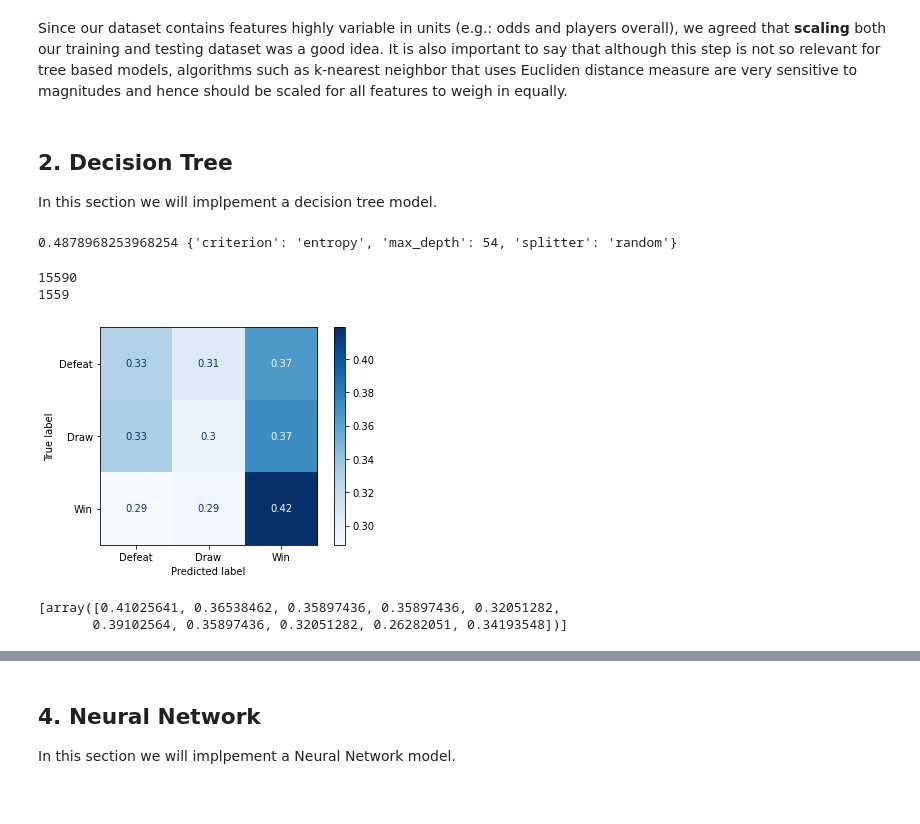
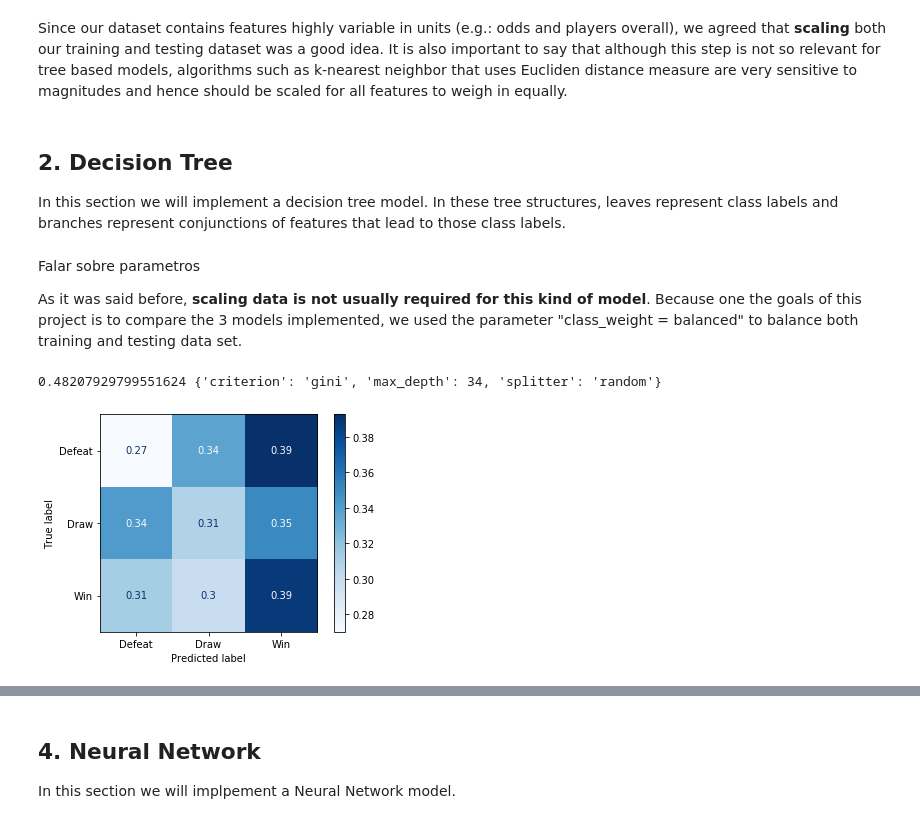
Before and after one commit to j-vm/FEUP_IART_2020, a Jupyter notebook: Assigment2/IART-MachineLearning.ipynb, the cells around one changed output, grey strips where cells are left out. Cells and saved outputs as stored; diff of their text form; code cells hidden in the pictures.

```diff
--- a/Assigment2/IART-MachineLearning.ipynb
+++ b/Assigment2/IART-MachineLearning.ipynb
@@ -98,7 +90,8 @@ for c in matches_df.columns:
 # %% [markdown]
 We considered that was important to understand the evolution of a team between matches, so we developed a method that is able to extract the results of the last 5 matches of a team.
 # %%
-#function to calculate last 5 games performance
+#Calculating the performance of the last 5 matches of a team
+
 def last5(team_id, date, match_t):
 
     mat = match_t[(match_t['date'] < date)]
@@ -106,7 +99,7 @@ def last5(team_id, date, match_t):
 
     mat5 = mat.head(5)
     if len(mat5.index) < 5:
-        return -1
+        return 0
     mat5['Home result'] = 0
     mat5['Home result'] = np.where(mat5['home_team_goal'] > mat5['away_team_goal'], 3, mat5['Home result'])
     mat5['Home result'] = np.where(mat5['home_team_goal'] == mat5['away_team_goal'], 1, mat5['Home result'])
@@ -119,6 +112,7 @@ match_t.sort_values(by=['date'], inplace=True, ascending=False)
 matches_df['Home_last5'] = 0
 matches_df['Away_last5'] = 0
 perc = 0
+
 for i in matches_df.index:
     Htotal = last5(match_t['home_team_api_id'].iloc[i], match_t['date'].iloc[i], match_t)
     Atotal = last5(match_t['away_team_api_id'].iloc[i], match_t['date'].iloc[i], match_t)
@@ -126,8 +120,5 @@ for i in matches_df.index:
     matches_df['Away_last5'].values[i] = Atotal
     if i % 655 == 0:
         perc += 10
-        print(" ", perc, "%", end=" ")
-#Dont considerate games that dont have 5 previous history
-matches_df = matches_df[matches_df.Home_last5 != -1]
-matches_df = matches_df[matches_df.Away_last5 != -1]
+        print(perc, "%", end=" ")
 # %% [output]
@@ -146,15 +152,11 @@ bet_columns = ["B365H", "B365A", "B365D", "BWH", "BWD", "BWA", "IWH", "IWD", "IW
 
 bet_columns_home = ["B365H", "BWH","IWH", "LBH", "WHH", "SJH", "VCH", "GBH","BSH"]
 bet_columns_draw = ["B365D", "BWD","IWD", "LBD", "WHD", "SJD", "VCD", "GBD","BSD"]
-bet_columns_away = ["B365A", "BWA","IWA", "LBA", "WHA", "SJA", "VCA", "GBA","BSA"]
-
 
 #Calculate mean values for bets on home team and draw. Add these values to match table
 
 matches_df['mean_bets_home'] = matches_aux[bet_columns_home].mean(axis=1)
 matches_df['mean_bets_draw'] = matches_aux[bet_columns_draw].mean(axis=1)
-matches_df['mean_bets_away'] = matches_aux[bet_columns_away].mean(axis=1)
-
 
 #Replace NaN values (on bets) with mean values
 
@@ -188,12 +190,14 @@ We divided our data into a <b>training dataset</b> (the sample of data used to f
 # %%
+from imblearn.over_sampling import SMOTE
+
 # Getting the train and test sets
 
+y = matches_df['Game Result']
+x = matches_df.drop('Game Result', axis=1)
 
-y = matches_df['Game Result']
-X = matches_df.drop('Game Result', axis=1)
 
-X_train, X_test, y_train, y_test = train_test_split(X, y,
-                                                    test_size=0.3,
+X_train, X_test, y_train, y_test = train_test_split(x, y,
+                                                    test_size=0.2,
                                                     random_state=42,
                                                     stratify=y)
 # %% [markdown]
@@ -222,47 +228,38 @@ k_fold_validation = model_selection.KFold(n_splits=10, random_state=random_seed)
 # %% [markdown]
 ## 2. Decision Tree
-In this section we will implpement a decision tree model.
+In this section we will implement a decision tree model. In these tree structures, leaves represent class labels and branches represent conjunctions of features that lead to those class labels.
+# %% [markdown]
+Falar sobre parametros
+
+As it was said before, <b>scaling data is not usually required for this kind of model</b>. Because one the goals of this project is to compare the 3 models implemented, we used the parameter "class_weight = balanced" to balance both training and testing data set.
 # %%
 from sklearn.tree import DecisionTreeClassifier
 from sklearn.model_selection import GridSearchCV
 from sklearn.metrics import confusion_matrix
 from sklearn.metrics import plot_confusion_matrix
 
-
-
-parameters = {'max_depth': range(5,100),
+parameters = {'max_depth': range(5,50),
               'criterion': ['gini', 'entropy'],
               'splitter' : ['random', 'best']
              }
 
-clf = GridSearchCV(DecisionTreeClassifier(), parameters, n_jobs=-1, cv=5)
+clf = GridSearchCV(DecisionTreeClassifier(class_weight="balanced"), parameters, n_jobs=-1, cv=5)
 
-clf.fit(X=X_train_scaled, y=y_train)
+clf.fit(X=X_train, y=y_train)
 
 tree_model = clf.best_estimator_
 
 print (clf.best_score_, clf.best_params_)
 # %% [output]
-0.4878968253968254 {'criterion': 'entropy', 'max_depth': 54, 'splitter': 'random'}
+0.48207929799551624 {'criterion': 'gini', 'max_depth': 34, 'splitter': 'random'}
 # %%
-disp = plot_confusion_matrix(tree_model, X_test_scaled, y_test, normalize="true", cmap=plt.cm.Blues)
-
-print(X_test_scaled.size)
-
-print(y_test.size)
+disp = plot_confusion_matrix(tree_model, X_test, y_test, normalize="true", cmap=plt.cm.Blues)
 # %% [output]
-15590
-1559
-[figure, old version]
+[figure, new version]
 # %%
-y_pred = tree_model.predict(X_test_scaled)
+y_pred = tree_model.predict(X_test)
 
 outcome.append(model_selection.cross_val_score(tree_model, X_test_scaled, y_test, cv=k_fold_validation, scoring='accuracy'))
-
-print(outcome)
-# %% [output]
-[array([0.41025641, 0.36538462, 0.35897436, 0.35897436, 0.32051282,
-       0.39102564, 0.35897436, 0.32051282, 0.26282051, 0.34193548])]
 # %%
 from sklearn.metrics import classification_report
 print(classification_report(y_test, y_pred))
```
Also changed, not shown: parts of 17 cells of this notebook.
